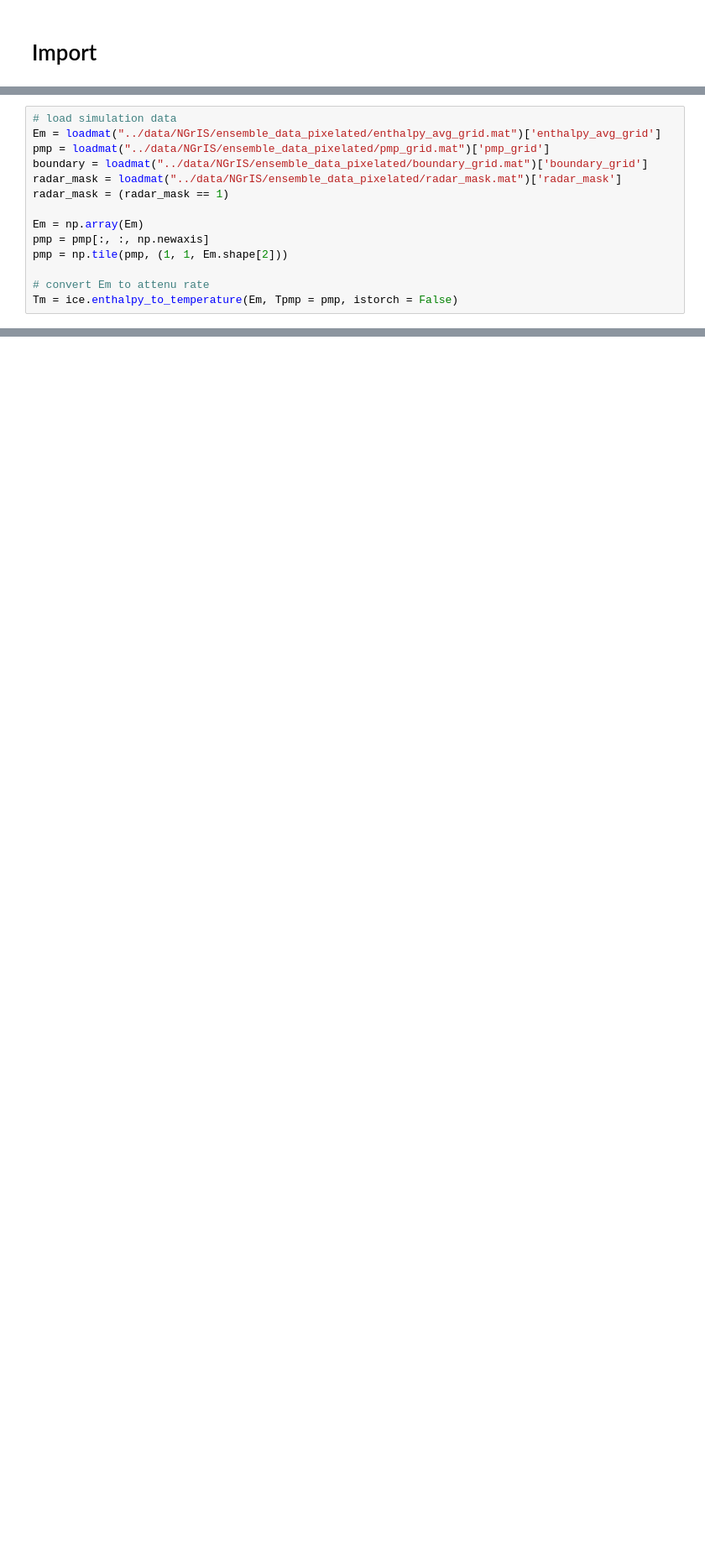
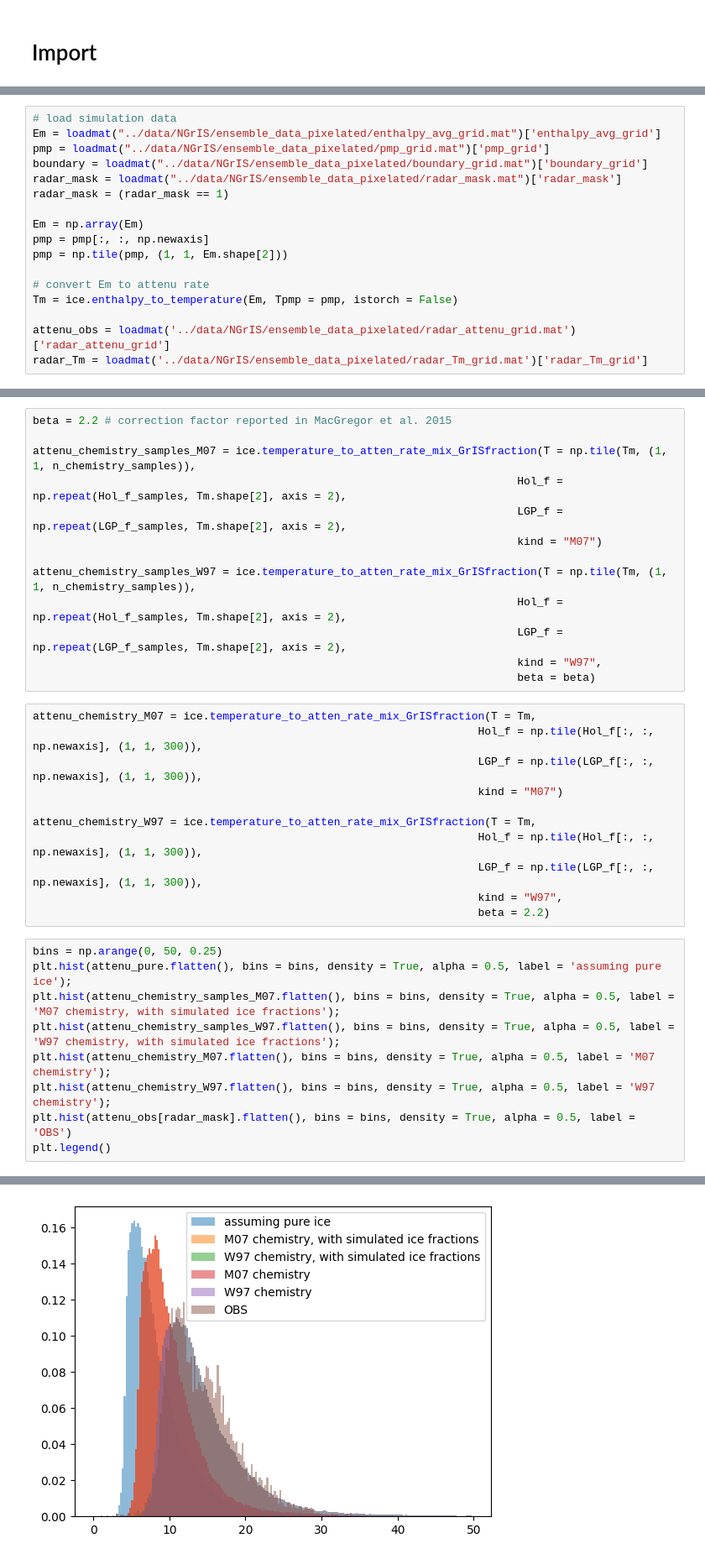
Before and after one commit to alastairyang/calibrated-prior, a Jupyter notebook: notebooks/attenu_with_chemistry.ipynb, the cells around one changed output, grey strips where cells are left out. Shown at 84% size. Drawn from its saved outputs; the diff is of its cells as text; blank space fills up the shorter version.

Commit message:
added optional correction factor to W97

```diff
--- a/notebooks/attenu_with_chemistry.ipynb
+++ b/notebooks/attenu_with_chemistry.ipynb
@@ -38,6 +40,9 @@ pmp = np.tile(pmp, (1, 1, Em.shape[2]))
 
 # convert Em to attenu rate
 Tm = ice.enthalpy_to_temperature(Em, Tpmp = pmp, istorch = False)
+
+attenu_obs = loadmat('../data/NGrIS/ensemble_data_pixelated/radar_attenu_grid.mat')['radar_attenu_grid']
+radar_Tm = loadmat('../data/NGrIS/ensemble_data_pixelated/radar_Tm_grid.mat')['radar_Tm_grid']
 # %%
 # load holocene and LGP ice fraction data
 Hol_depth = loadmat('../data/NGrIS/ensemble_data_pixelated/holocene_depth_grid.mat')['holocene_depth_grid']
@@ -58,0 +103,34 @@ LGP_samples = LGP_Gaussian.sample((1000,))
+# %%
+beta = 2.2 # correction factor reported in MacGregor et al. 2015
+
+attenu_chemistry_samples_M07 = ice.temperature_to_atten_rate_mix_GrISfraction(T = np.tile(Tm, (1, 1, n_chemistry_samples)),
+                                                                          Hol_f = np.repeat(Hol_f_samples, Tm.shape[2], axis = 2),
+                                                                          LGP_f = np.repeat(LGP_f_samples, Tm.shape[2], axis = 2),
+                                                                          kind = "M07")
+
+attenu_chemistry_samples_W97 = ice.temperature_to_atten_rate_mix_GrISfraction(T = np.tile(Tm, (1, 1, n_chemistry_samples)),
+                                                                          Hol_f = np.repeat(Hol_f_samples, Tm.shape[2], axis = 2),
+                                                                          LGP_f = np.repeat(LGP_f_samples, Tm.shape[2], axis = 2),
+                                                                          kind = "W97",
+                                                                          beta = beta)
+# %%
+attenu_chemistry_M07 = ice.temperature_to_atten_rate_mix_GrISfraction(T = Tm,
+                                                                    Hol_f = np.tile(Hol_f[:, :, np.newaxis], (1, 1, 300)),
+                                                                    LGP_f = np.tile(LGP_f[:, :, np.newaxis], (1, 1, 300)),
+                                                                    kind = "M07")
+
+attenu_chemistry_W97 = ice.temperature_to_atten_rate_mix_GrISfraction(T = Tm,
+                                                                    Hol_f = np.tile(Hol_f[:, :, np.newaxis], (1, 1, 300)),
+                                                                    LGP_f = np.tile(LGP_f[:, :, np.newaxis], (1, 1, 300)),
+                                                                    kind = "W97",
+                                                                    beta = 2.2)
+# %%
+bins = np.arange(0, 50, 0.25)
+plt.hist(attenu_pure.flatten(), bins = bins, density = True, alpha = 0.5, label = 'assuming pure ice');
+plt.hist(attenu_chemistry_samples_M07.flatten(), bins = bins, density = True, alpha = 0.5, label = 'M07 chemistry, with simulated ice fractions');
+plt.hist(attenu_chemistry_samples_W97.flatten(), bins = bins, density = True, alpha = 0.5, label = 'W97 chemistry, with simulated ice fractions');
+plt.hist(attenu_chemistry_M07.flatten(), bins = bins, density = True, alpha = 0.5, label = 'M07 chemistry');
+plt.hist(attenu_chemistry_W97.flatten(), bins = bins, density = True, alpha = 0.5, label = 'W97 chemistry');
+plt.hist(attenu_obs[radar_mask].flatten(), bins = bins, density = True, alpha = 0.5, label = 'OBS')
+plt.legend()
+# %% [output]
@@ -58,0 +138 @@ LGP_samples = LGP_Gaussian.sample((1000,))
+[figure, added]
```
Also changed, not shown: parts of 8 cells of this notebook, 7 other files.
